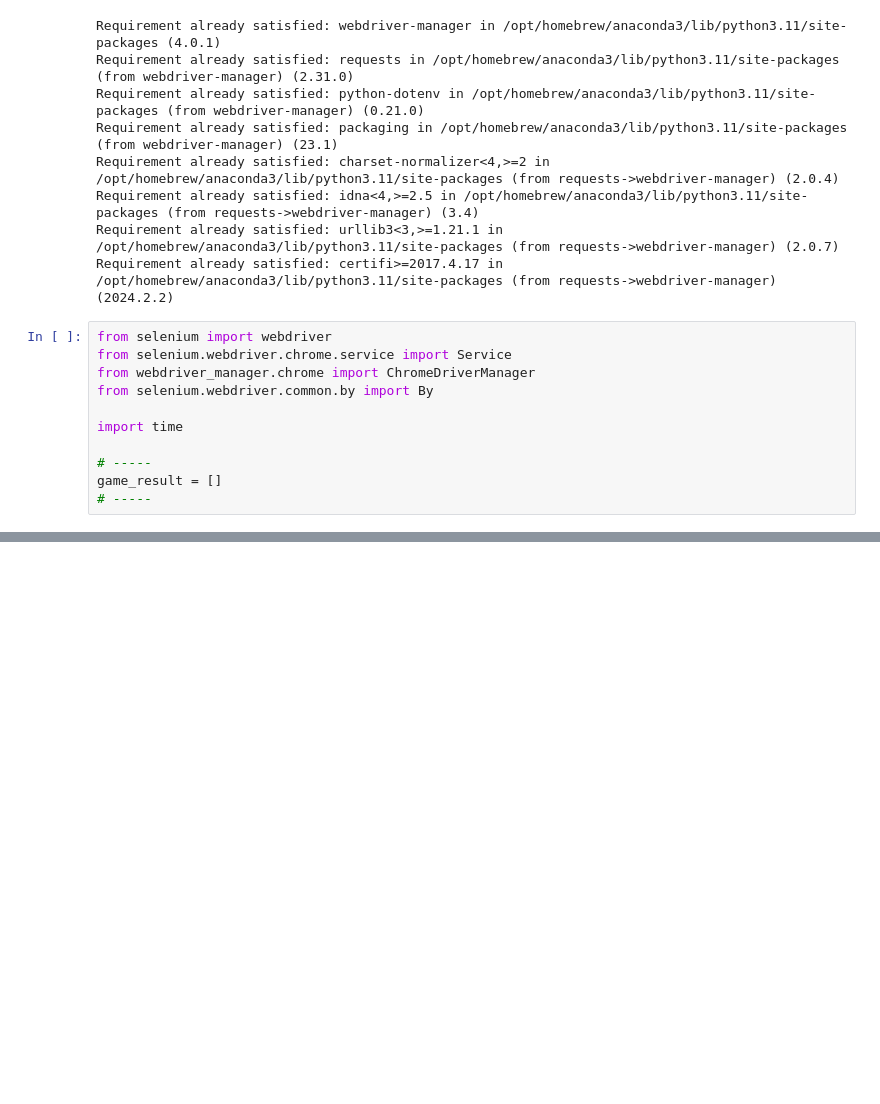
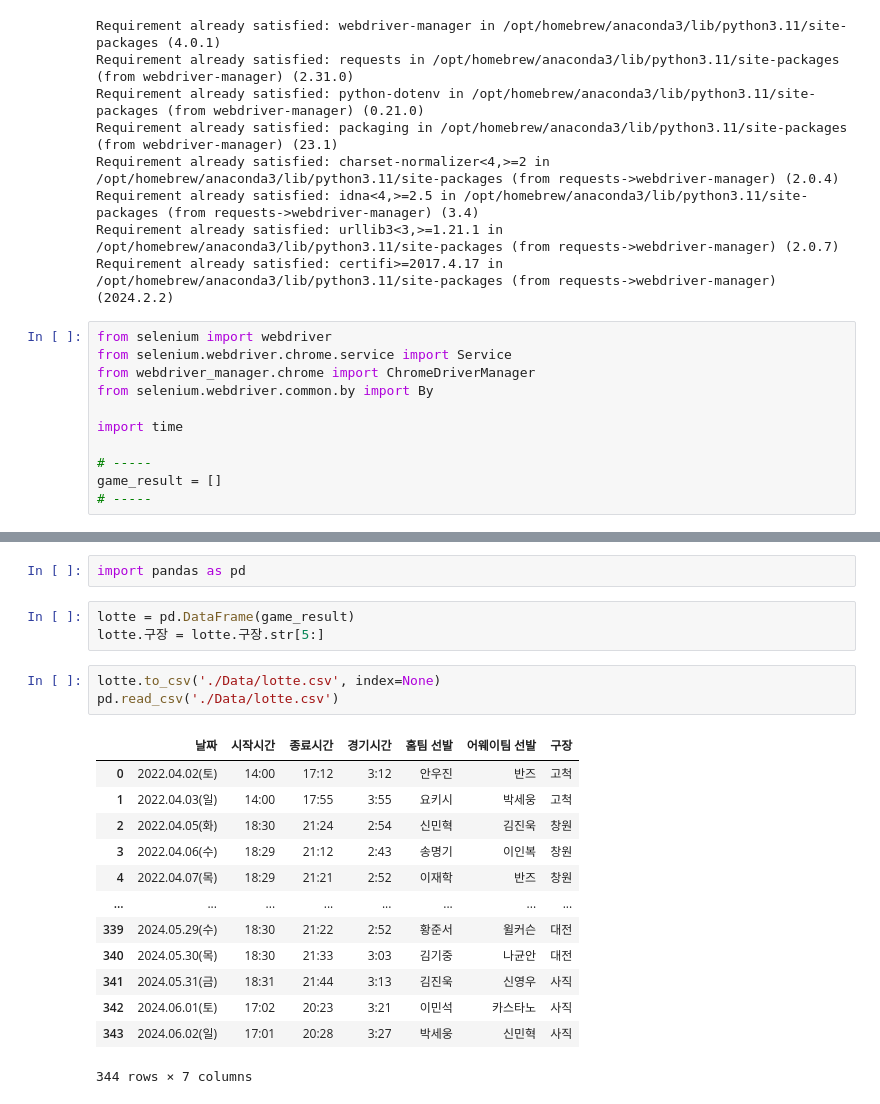
Before and after one commit to PythonProjectGroup02/KBC, a Jupyter notebook: Python/lottedata.ipynb, the cells around one changed output, grey strips where cells are left out. Saved outputs shown, nothing was run; the diff lists cells and outputs as text; blank space fills up the shorter version.

```diff
--- a/Python/lottedata.ipynb
+++ b/Python/lottedata.ipynb
@@ -157,0 +172,22 @@ KeyboardInterrupt:
+# %%
+import pandas as pd
+# %%
+lotte = pd.DataFrame(game_result)
+lotte.구장 = lotte.구장.str[5:]
+# %%
+lotte.to_csv('./Data/lotte.csv', index=None)
+pd.read_csv('./Data/lotte.csv')
+# %% [output]
+|  | 날짜 | 시작시간 | 종료시간 | 경기시간 | 홈팀 선발 | 어웨이팀 선발 | 구장 |
+| 0 | 2022.04.02(토) | 14:00 | 17:12 | 3:12 | 안우진 | 반즈 | 고척 |
+| 1 | 2022.04.03(일) | 14:00 | 17:55 | 3:55 | 요키시 | 박세웅 | 고척 |
+| 2 | 2022.04.05(화) | 18:30 | 21:24 | 2:54 | 신민혁 | 김진욱 | 창원 |
+| 3 | 2022.04.06(수) | 18:29 | 21:12 | 2:43 | 송명기 | 이인복 | 창원 |
+| 4 | 2022.04.07(목) | 18:29 | 21:21 | 2:52 | 이재학 | 반즈 | 창원 |
+| ... | ... | ... | ... | ... | ... | ... | ... |
+| 339 | 2024.05.29(수) | 18:30 | 21:22 | 2:52 | 황준서 | 윌커슨 | 대전 |
+| 340 | 2024.05.30(목) | 18:30 | 21:33 | 3:03 | 김기중 | 나균안 | 대전 |
+| 341 | 2024.05.31(금) | 18:31 | 21:44 | 3:13 | 김진욱 | 신영우 | 사직 |
+| 342 | 2024.06.01(토) | 17:02 | 20:23 | 3:21 | 이민석 | 카스타노 | 사직 |
+| 343 | 2024.06.02(일) | 17:01 | 20:28 | 3:27 | 박세웅 | 신민혁 | 사직 |
+344 rows × 7 columns
```
Also changed, not shown: parts of 2 cells of this notebook, 14 other files.
